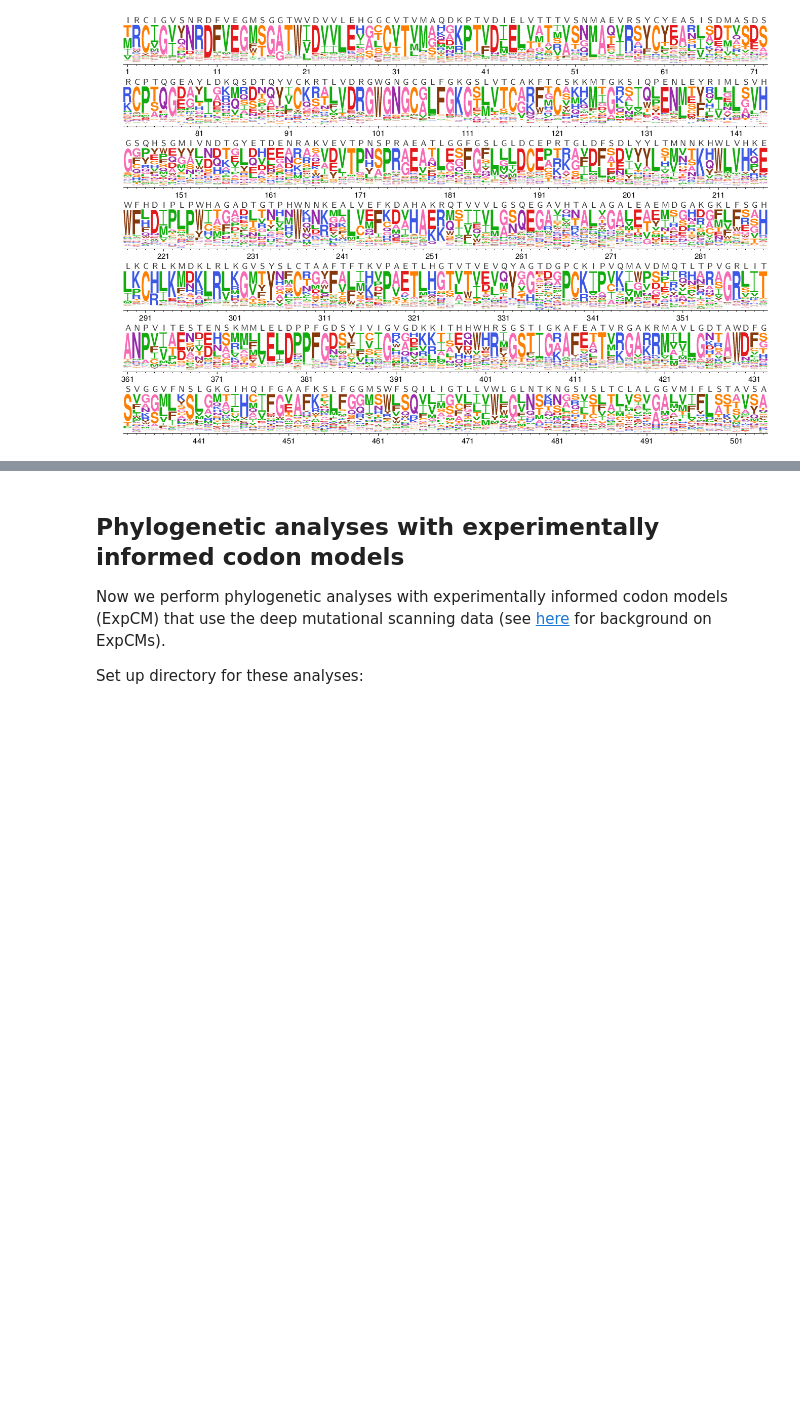
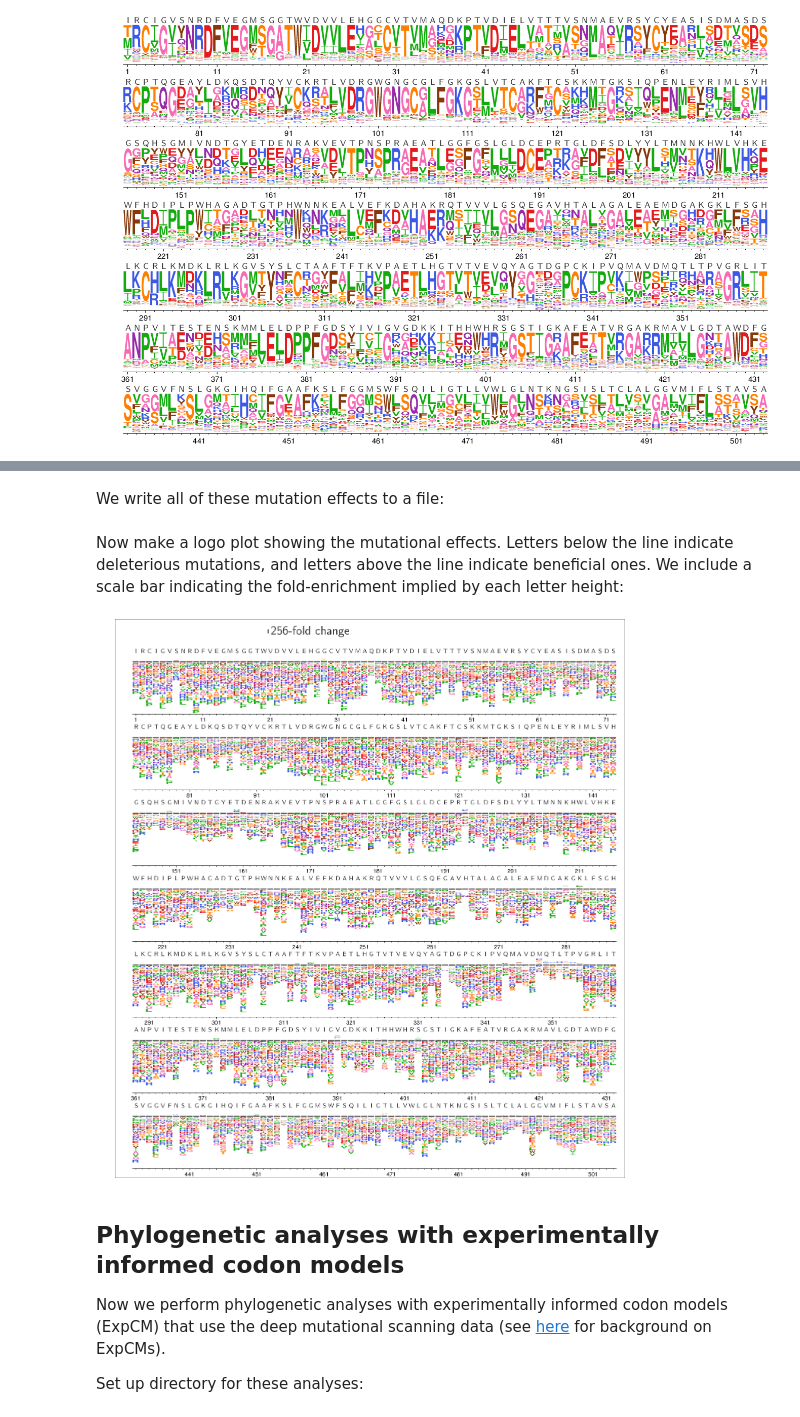
Before and after one commit to jbloomlab/ZIKV_DMS_with_EvansLab, a Jupyter notebook: analysis_notebook.ipynb, the cells around one changed output, grey strips where cells are left out. Drawn from its saved outputs; the diff is of its cells as text; code cells hidden in the pictures; blank space fills up the shorter version.

Commit message:
added muteffects plot and analysis

```diff
--- a/analysis_notebook.ipynb
+++ b/analysis_notebook.ipynb
@@ -281,0 +297,3 @@ showPDF(os.path.join(logodir, 'unscaled_prefs.pdf'))
+# %%
+muteffectsdir = os.path.join(resultsdir, 'muteffects/')
+os.makedirs(muteffectsdir, exist_ok=True)
@@ -281,0 +302,5 @@ showPDF(os.path.join(logodir, 'unscaled_prefs.pdf'))
+# %%
+muteffects = dms_tools2.prefs.prefsToMutFromWtEffects(
+                prefs=unscaledprefs,
+                charlist=AAS,
+                wts=wt_aas)
@@ -282,3 +319,25 @@ showPDF(os.path.join(logodir, 'unscaled_prefs.pdf'))
+# %% [markdown]
+We write all of these mutation effects to a file:
+# %%
+muteffectsfile = os.path.join(muteffectsdir, 'unscaled_muteffects.csv')
+muteffects.to_csv(muteffectsfile, index=False)
+# %% [markdown]
+Now make a logo plot showing the mutational effects.
+Letters below the line indicate deleterious mutations, and letters above the line indicate beneficial ones.
+We include a scale bar indicating the fold-enrichment implied by each letter height:
+# %%
+log = ! dms2_logoplot \
+        --muteffects {muteffectsfile} \
+        --name unscaled \
+        --outdir {logodir} \
+        --nperline 72 \
+        --overlay1 {wtoverlayfile} wildtype wildtype \
+        --scalebar 8 "256-fold change" \
+        --use_existing {use_existing}
+
+showPDF(os.path.join(logodir, 'unscaled_muteffects.pdf'))
+# %% [output]
+[figure, added]
 # %% [markdown]
 ## Phylogenetic analyses with experimentally informed codon models
 Now we perform phylogenetic analyses with experimentally informed codon models (ExpCM) that use the deep mutational scanning data (see [here](https://peerj.com/articles/3657/) for background on ExpCMs).
```
Also changed, not shown: parts of 8 cells of this notebook, 3 other files.
